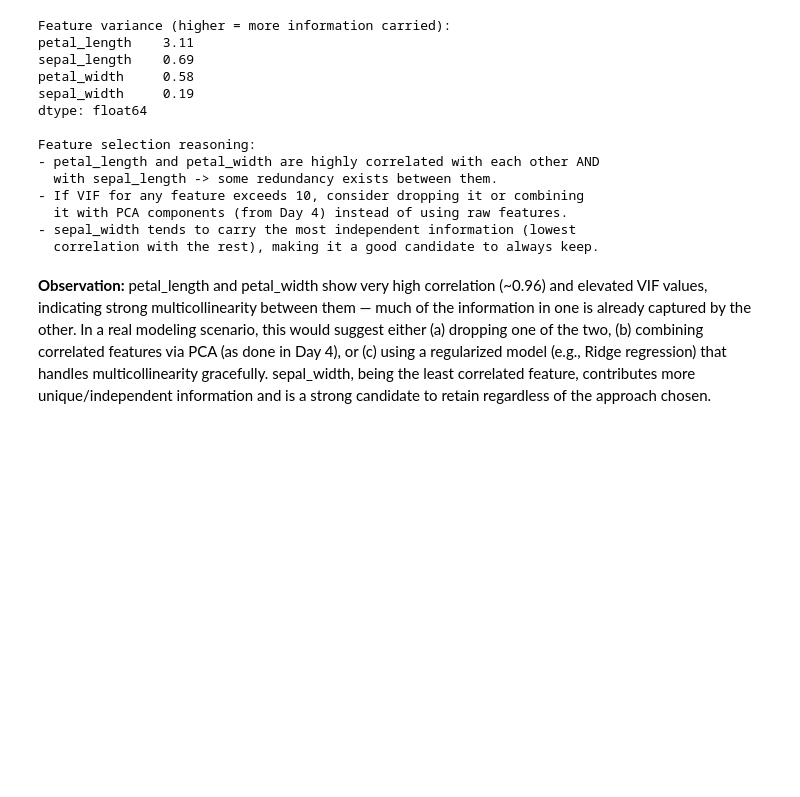
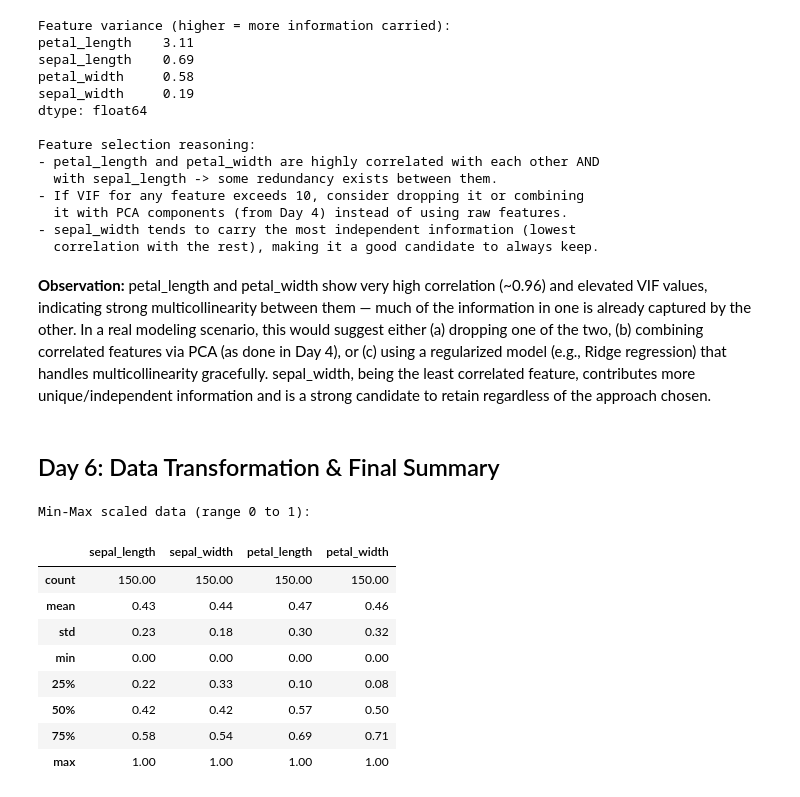
Before and after one commit to nikitha-d1323/data-analysis-mini-projects, a Jupyter notebook: unit2-iris-multivariate/notebooks/Iris_Multivariate_Unit2.ipynb, the cells around one changed output. Drawn from its saved outputs; the diff is of its cells as text; code cells hidden in the pictures; blank space fills up the shorter version.

```diff
--- a/unit2-iris-multivariate/notebooks/Iris_Multivariate_Unit2.ipynb
+++ b/unit2-iris-multivariate/notebooks/Iris_Multivariate_Unit2.ipynb
@@ -341,3 +341,23 @@ two, (b) combining correlated features via PCA (as done in Day 4), or
 multicollinearity gracefully. sepal_width, being the least correlated
 feature, contributes more unique/independent information and is a strong
 candidate to retain regardless of the approach chosen.
+# %% [markdown]
+## Day 6: Data Transformation & Final Summary
+# %%
+from sklearn.preprocessing import MinMaxScaler
+
+minmax_scaler = MinMaxScaler()
+df_minmax = pd.DataFrame(minmax_scaler.fit_transform(df[numeric_cols]), columns=numeric_cols)
+print("Min-Max scaled data (range 0 to 1):")
+df_minmax.describe().round(2)
+# %% [output]
+Min-Max scaled data (range 0 to 1):
+|  | sepal_length | sepal_width | petal_length | petal_width |
+| count | 150.00 | 150.00 | 150.00 | 150.00 |
+| mean | 0.43 | 0.44 | 0.47 | 0.46 |
+| std | 0.23 | 0.18 | 0.30 | 0.32 |
+| min | 0.00 | 0.00 | 0.00 | 0.00 |
+| 25% | 0.22 | 0.33 | 0.10 | 0.08 |
+| 50% | 0.42 | 0.42 | 0.57 | 0.50 |
+| 75% | 0.58 | 0.54 | 0.69 | 0.71 |
+| max | 1.00 | 1.00 | 1.00 | 1.00 |
```
Also changed, not shown: parts of 5 cells of this notebook, 1 other file.
